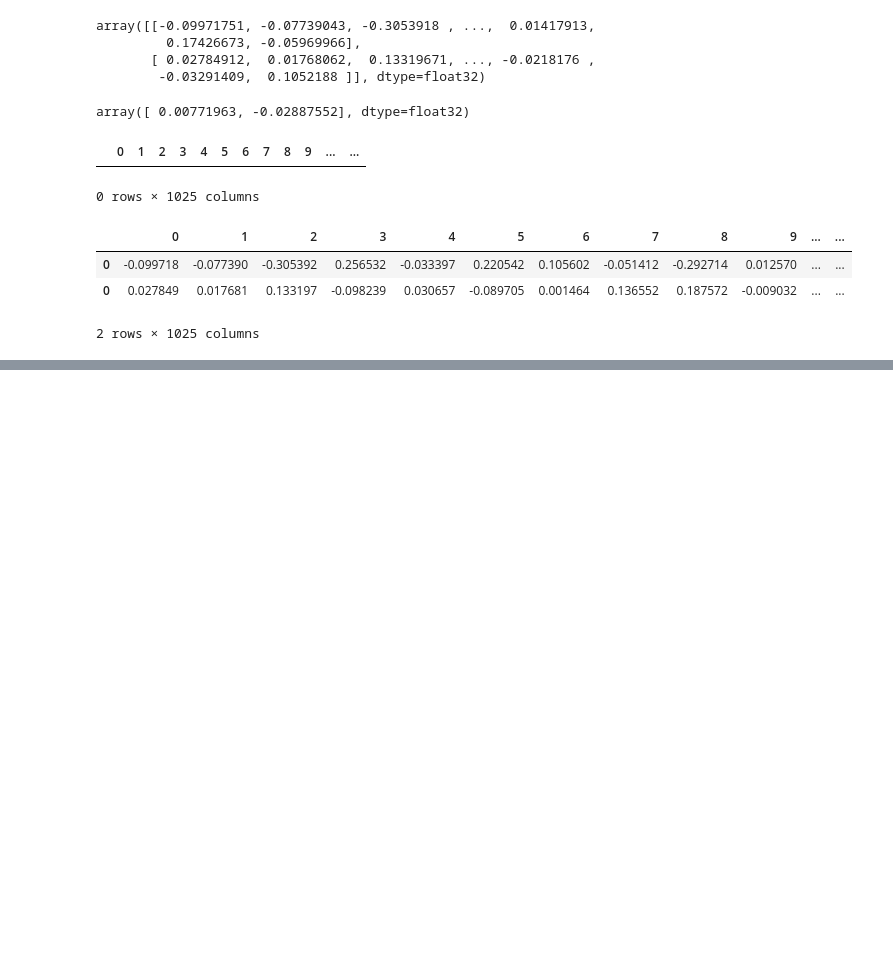
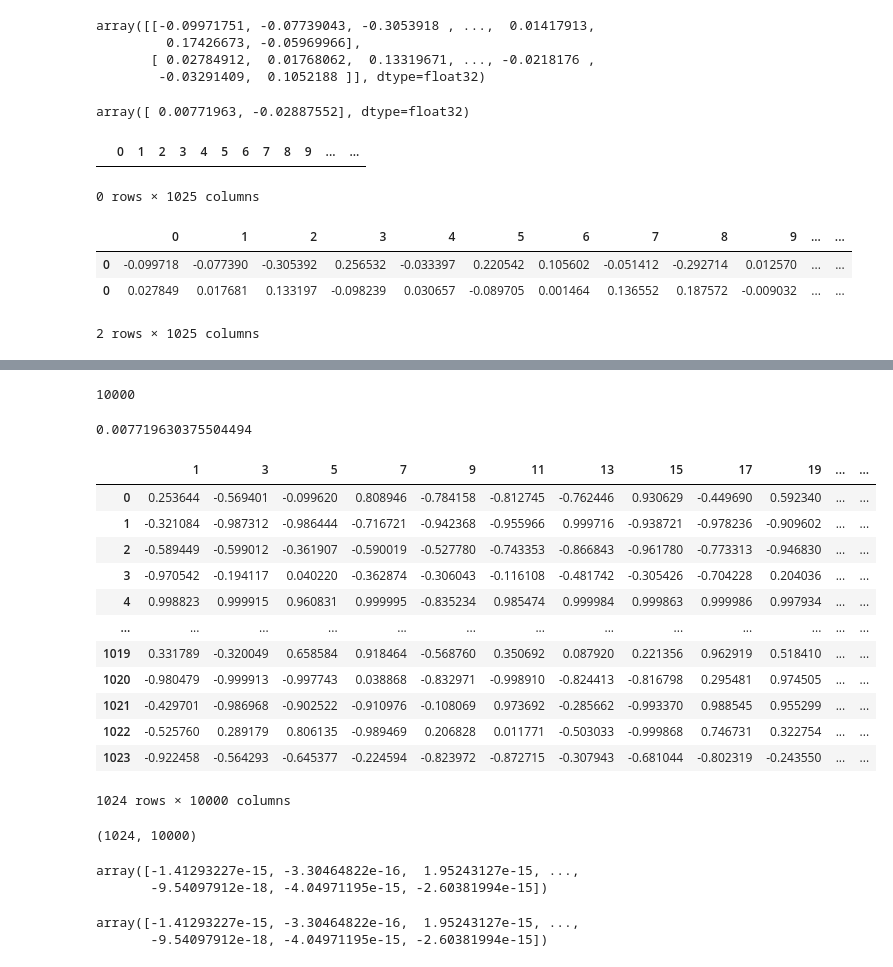
Before and after one commit to AlexisDelaforge/NLPWorkspace, a Jupyter notebook: FC_check_playground.ipynb, the cells around one changed output, grey strips where cells are left out. Saved outputs shown, nothing was run; the diff lists cells and outputs as text; code cells hidden in the pictures; blank space fills up the shorter version.

```diff
--- a/FC_check_playground.ipynb
+++ b/FC_check_playground.ipynb
@@ -216,0 +215,3 @@ with open(r"last_FC.pkl", "wb") as output_file:
+# %%
+base_data = pd.read_csv('./executions/FRONTIER/nn_frontier_V3_provisoire_10000.csv')
+del base_data['Unnamed: 0']
@@ -216,0 +228,2 @@ with open(r"last_FC.pkl", "wb") as output_file:
+# %%
+base_data = base_data[base_data['frontier'] == False]
@@ -216,0 +240,13 @@ with open(r"last_FC.pkl", "wb") as output_file:
+# %%
+len(base_data)
+# %% [output]
+10000
+# %%
+params_1 = plans.iloc[0,:1024]
+bias_1 = plans.iloc[0, 1024:1025][0]
+params_2 = plans.iloc[1, :1024]
+bias_2 = plans.iloc[1, 1024:1025][0]
+# %%
+bias_1
+# %% [output]
+0.007719630375504494
@@ -216,0 +256,20 @@ with open(r"last_FC.pkl", "wb") as output_file:
+# %%
+point = np.transpose(base_data.iloc[:,1:1025])
+point.index = params_1.index
+ids = list(map(frontierd, base_data['id']))
+# %%
+point
+# %% [output]
+|  | 1 | 3 | 5 | 7 | 9 | 11 | 13 | 15 | 17 | 19 | ... | ... |
+| 0 | 0.253644 | -0.569401 | -0.099620 | 0.808946 | -0.784158 | -0.812745 | -0.762446 | 0.930629 | -0.449690 | 0.592340 | ... | ... |
+| 1 | -0.321084 | -0.987312 | -0.986444 | -0.716721 | -0.942368 | -0.955966 | 0.999716 | -0.938721 | -0.978236 | -0.909602 | ... | ... |
+| 2 | -0.589449 | -0.599012 | -0.361907 | -0.590019 | -0.527780 | -0.743353 | -0.866843 | -0.961780 | -0.773313 | -0.946830 | ... | ... |
+| 3 | -0.970542 | -0.194117 | 0.040220 | -0.362874 | -0.306043 | -0.116108 | -0.481742 | -0.305426 | -0.704228 | 0.204036 | ... | ... |
+| 4 | 0.998823 | 0.999915 | 0.960831 | 0.999995 | -0.835234 | 0.985474 | 0.999984 | 0.999863 | 0.999986 | 0.997934 | ... | ... |
+| ... | ... | ... | ... | ... | ... | ... | ... | ... | ... | ... | ... | ... |
+| 1019 | 0.331789 | -0.320049 | 0.658584 | 0.918464 | -0.568760 | 0.350692 | 0.087920 | 0.221356 | 0.962919 | 0.518410 | ... | ... |
+| 1020 | -0.980479 | -0.999913 | -0.997743 | 0.038868 | -0.832971 | -0.998910 | -0.824413 | -0.816798 | 0.295481 | 0.974505 | ... | ... |
+| 1021 | -0.429701 | -0.986968 | -0.902522 | -0.910976 | -0.108069 | 0.973692 | -0.285662 | -0.993370 | 0.988545 | 0.955299 | ... | ... |
+| 1022 | -0.525760 | 0.289179 | 0.806135 | -0.989469 | 0.206828 | 0.011771 | -0.503033 | -0.999868 | 0.746731 | 0.322754 | ... | ... |
+| 1023 | -0.922458 | -0.564293 | -0.645377 | -0.224594 | -0.823972 | -0.872715 | -0.307943 | -0.681044 | -0.802319 | -0.243550 | ... | ... |
+1024 rows × 10000 columns
@@ -216,0 +290,14 @@ with open(r"last_FC.pkl", "wb") as output_file:
+# %%
+new_point.shape
+# %% [output]
+(1024, 10000)
+# %%
+np.dot(params_frontier.to_numpy(), new_point/norm_param) + bias_frontier/norm_param
+# %% [output]
+array([-1.41293227e-15, -3.30464822e-16,  1.95243127e-15, ...,
+       -9.54097912e-18, -4.04971195e-15, -2.60381994e-15])
+# %%
+np.dot(params_frontier.to_numpy(), new_point/norm_param) + bias_frontier/norm_param
+# %% [output]
+array([-1.41293227e-15, -3.30464822e-16,  1.95243127e-15, ...,
+       -9.54097912e-18, -4.04971195e-15, -2.60381994e-15])
```
Also changed, not shown: parts of 23 cells of this notebook, 12 other files.
